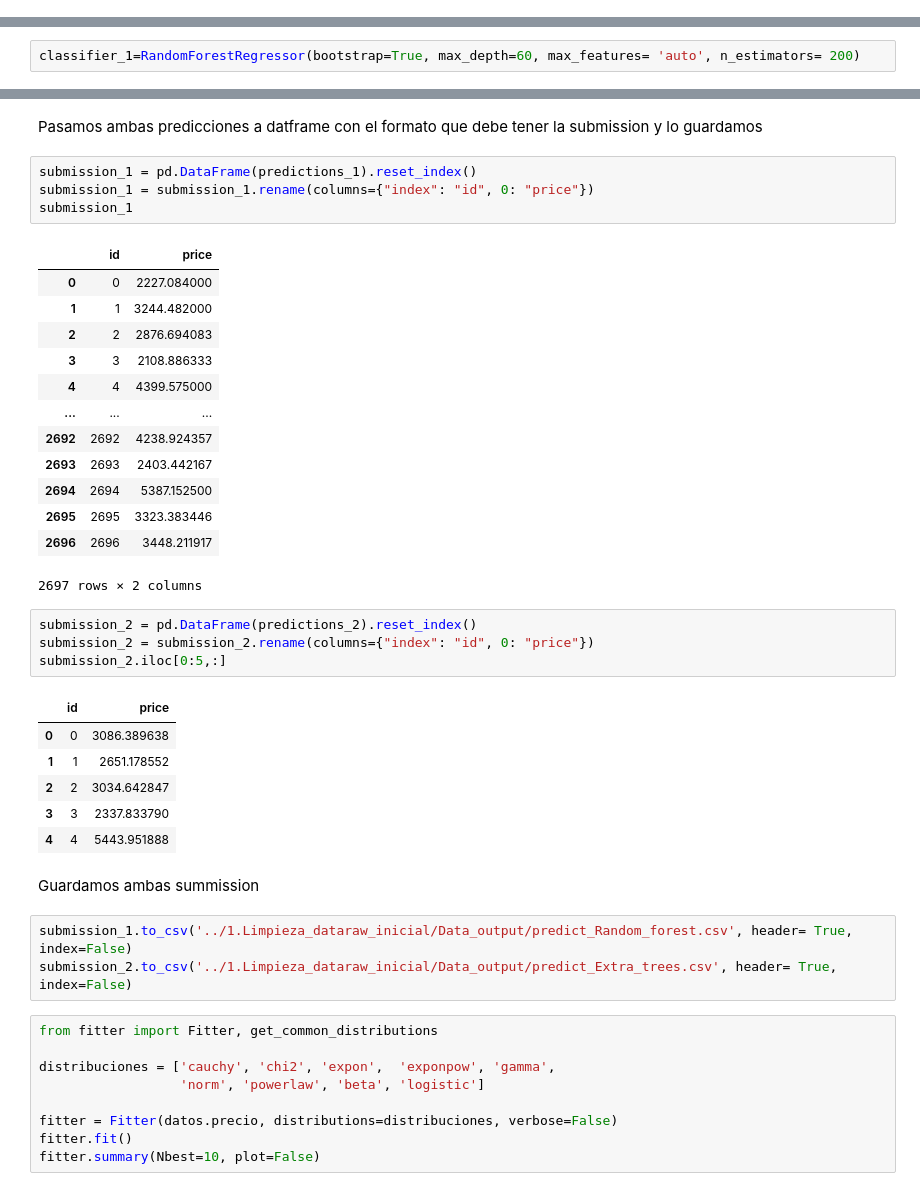
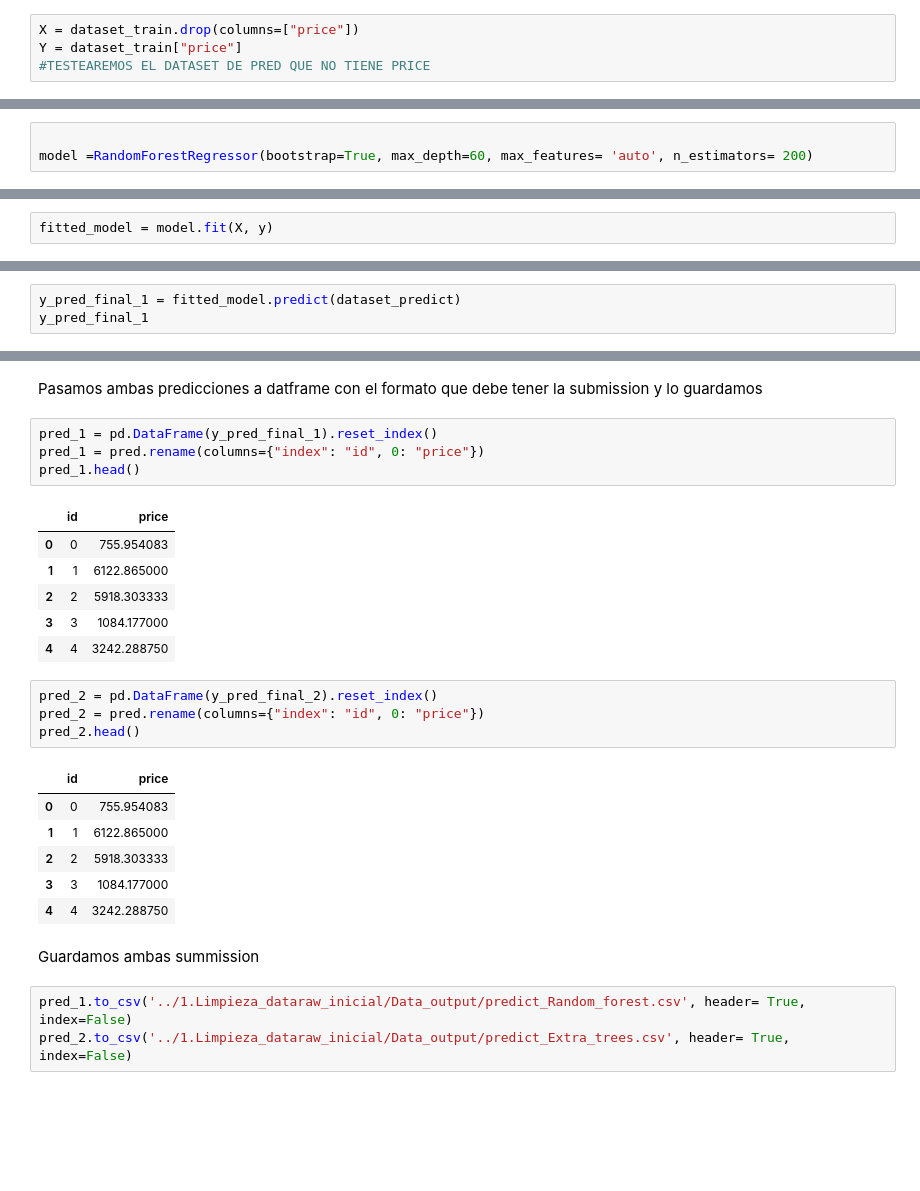
Before and after one commit to IreneLopezLujan/5.My_fifth_proyect_in_IronHack, a Jupyter notebook: 2.Entrenamiento_y_predicción/modelos_no_li.ipynb, the cells around one changed output, grey strips where cells are left out. Saved outputs shown, nothing was run; the diff lists cells and outputs as text; blank space fills up the shorter version.

```diff
--- a/2.Entrenamiento_y_predicción/modelos_no_li.ipynb
+++ b/2.Entrenamiento_y_predicción/modelos_no_li.ipynb
@@ -259,0 +216,4 @@ Inicializamos el algoritmo Random Forest con los parametros ganadores
+# %%
+X = dataset_train.drop(columns=["price"])
+Y = dataset_train["price"]
+#TESTEAREMOS EL DATASET DE PRED QUE NO TIENE PRICE
@@ -260,3 +222,4 @@ Inicializamos el algoritmo Random Forest con los parametros ganadores
 # %%
-classifier_1=RandomForestRegressor(bootstrap=True, max_depth=60, max_features= 'auto', n_estimators= 200)
+
+model =RandomForestRegressor(bootstrap=True, max_depth=60, max_features= 'auto', n_estimators= 200)
 # %% [markdown]
@@ -266 +227,3 @@ classifier_1=classifier_1.fit(pred_train,tar_train)
+# %%
+fitted_model = model.fit(X, y)
 # %% [markdown]
@@ -269,0 +231,3 @@ predictions_1=classifier_1.predict(pred_test)
+# %%
+y_pred_final_1 = fitted_model.predict(dataset_predict)
+y_pred_final_1
@@ -292,45 +249,29 @@ print(classifier_2.feature_importances_)
 # %% [markdown]
 Pasamos ambas predicciones a datframe con el formato que debe tener la submission y lo guardamos
 # %%
-submission_1 = pd.DataFrame(predictions_1).reset_index()
-submission_1 = submission_1.rename(columns={"index": "id", 0: "price"})
-submission_1
+pred_1 = pd.DataFrame(y_pred_final_1).reset_index()
+pred_1 = pred.rename(columns={"index": "id", 0: "price"})
+pred_1.head()
 # %% [output]
 |  | id | price |
-| 0 | 0 | 2227.084000 |
-| 1 | 1 | 3244.482000 |
-| 2 | 2 | 2876.694083 |
-| 3 | 3 | 2108.886333 |
-| 4 | 4 | 4399.575000 |
-| ... | ... | ... |
-| 2692 | 2692 | 4238.924357 |
-| 2693 | 2693 | 2403.442167 |
-| 2694 | 2694 | 5387.152500 |
-| 2695 | 2695 | 3323.383446 |
-| 2696 | 2696 | 3448.211917 |
+| 0 | 0 | 755.954083 |
+| 1 | 1 | 6122.865000 |
+| 2 | 2 | 5918.303333 |
+| 3 | 3 | 1084.177000 |
+| 4 | 4 | 3242.288750 |
-2697 rows × 2 columns
 # %%
-submission_2 = pd.DataFrame(predictions_2).reset_index()
-submission_2 = submission_2.rename(columns={"index": "id", 0: "price"})
-submission_2.iloc[0:5,:]
+pred_2 = pd.DataFrame(y_pred_final_2).reset_index()
+pred_2 = pred.rename(columns={"index": "id", 0: "price"})
+pred_2.head()
 # %% [output]
 |  | id | price |
-| 0 | 0 | 3086.389638 |
-| 1 | 1 | 2651.178552 |
-| 2 | 2 | 3034.642847 |
-| 3 | 3 | 2337.833790 |
-| 4 | 4 | 5443.951888 |
+| 0 | 0 | 755.954083 |
+| 1 | 1 | 6122.865000 |
+| 2 | 2 | 5918.303333 |
+| 3 | 3 | 1084.177000 |
+| 4 | 4 | 3242.288750 |
 # %% [markdown]
 Guardamos ambas summission
 # %%
-submission_1.to_csv('../1.Limpieza_dataraw_inicial/Data_output/predict_Random_forest.csv', header= True, index=False)
-submission_2.to_csv('../1.Limpieza_dataraw_inicial/Data_output/predict_Extra_trees.csv', header= True, index=False)
+pred_1.to_csv('../1.Limpieza_dataraw_inicial/Data_output/predict_Random_forest.csv', header= True, index=False)
+pred_2.to_csv('../1.Limpieza_dataraw_inicial/Data_output/predict_Extra_trees.csv', header= True, index=False)
-# %%
-from fitter import Fitter, get_common_distributions
-
-distribuciones = ['cauchy', 'chi2', 'expon',  'exponpow', 'gamma',
-                  'norm', 'powerlaw', 'beta', 'logistic']
-
-fitter = Fitter(datos.precio, distributions=distribuciones, verbose=False)
-fitter.fit()
-fitter.summary(Nbest=10, plot=False)
```
Also changed, not shown: parts of 22 cells of this notebook, 4 other files.
